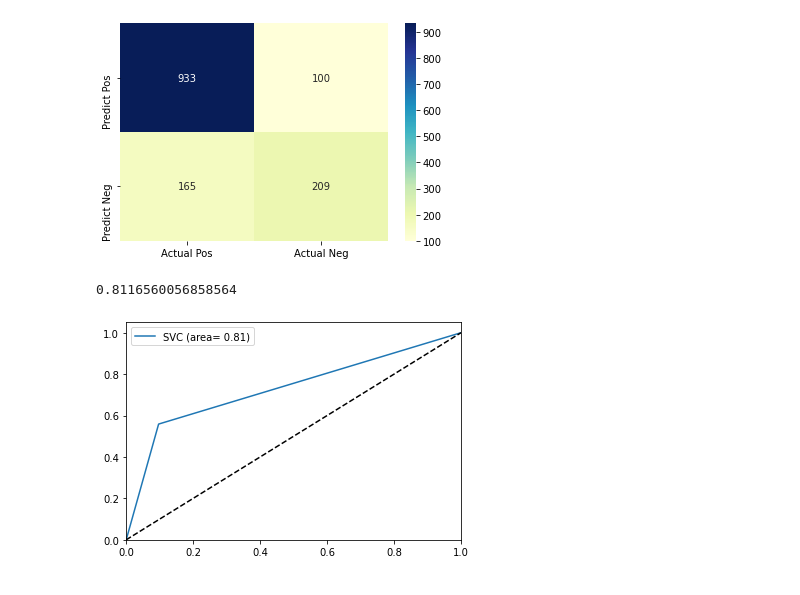
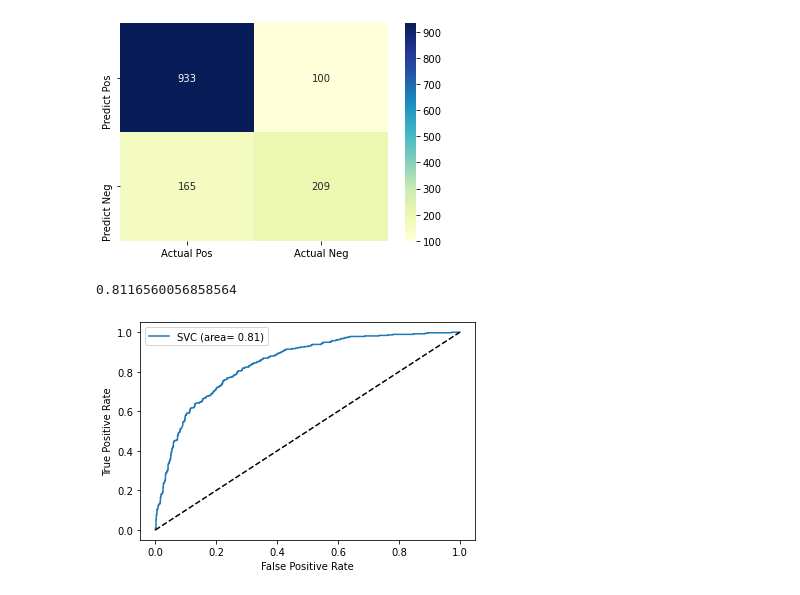
Before and after one commit to chrisvinhston/customer_churn_prediction, a Jupyter notebook: main.ipynb, the cells around one changed output. Drawn from its saved outputs; the diff is of its cells as text; code cells hidden in the pictures.

Commit message:
correct roc curve and included reature importance

```diff
--- a/main.ipynb
+++ b/main.ipynb
@@ -665,5 +676,5 @@ model_scores.T.rename(columns = {0:'accuracy', 1:'precision', 2:'recall', 3:'f1'
 # %%
-svc = SVC(kernel = 'linear', random_state = 0)
+svc = SVC(kernel = 'linear', random_state = 0, probability=True)
 svc.fit(X_train, y_train)
 y_pred = svc.predict(X_test)
 
@@ -680,21 +688,0 @@ from sklearn.metrics import roc_auc_score, roc_curve, precision_recall_curve
-# %%
-svc.fit(X_train, y_train)
-
-roc_auc = accuracy_score(y_test, y_pred)
-roc_auc
-# %% [output]
-0.8116560056858564
-# %%
-fpr, tpr, thresholds = roc_curve(y_test, y_pred)
-plt.plot(fpr, tpr, label='SVC (area= %0.2f)' % roc_auc)
-
-plt.plot([0,1], [0,1], 'k--')
-
-plt.xlim([0.0, 1.0])
-plt.ylim([0.0, 1.05])
-
-plt.legend()
-
-plt.show()
-# %% [output]
-[figure, removed]
@@ -700,0 +692,22 @@ plt.show()
+# %%
+svc.fit(X_train, y_train)
+probas = svc.fit(X_train, y_train).predict_proba(X_test)
+roc_auc = accuracy_score(y_test, y_pred)
+roc_auc
+# %% [output]
+0.8116560056858564
+# %%
+fpr, tpr, thresholds = roc_curve(y_test, probas[:, 1])
+
+plt.plot(fpr, tpr, label='SVC (area= %0.2f)' % roc_auc)
+
+plt.plot([0,1], [0,1], 'k--')
+
+plt.xlabel('False Positive Rate')
+plt.ylabel('True Positive Rate')
+
+plt.legend()
+
+plt.show()
+# %% [output]
+[figure, added]
```
Also changed, not shown: parts of 11 cells of this notebook.
